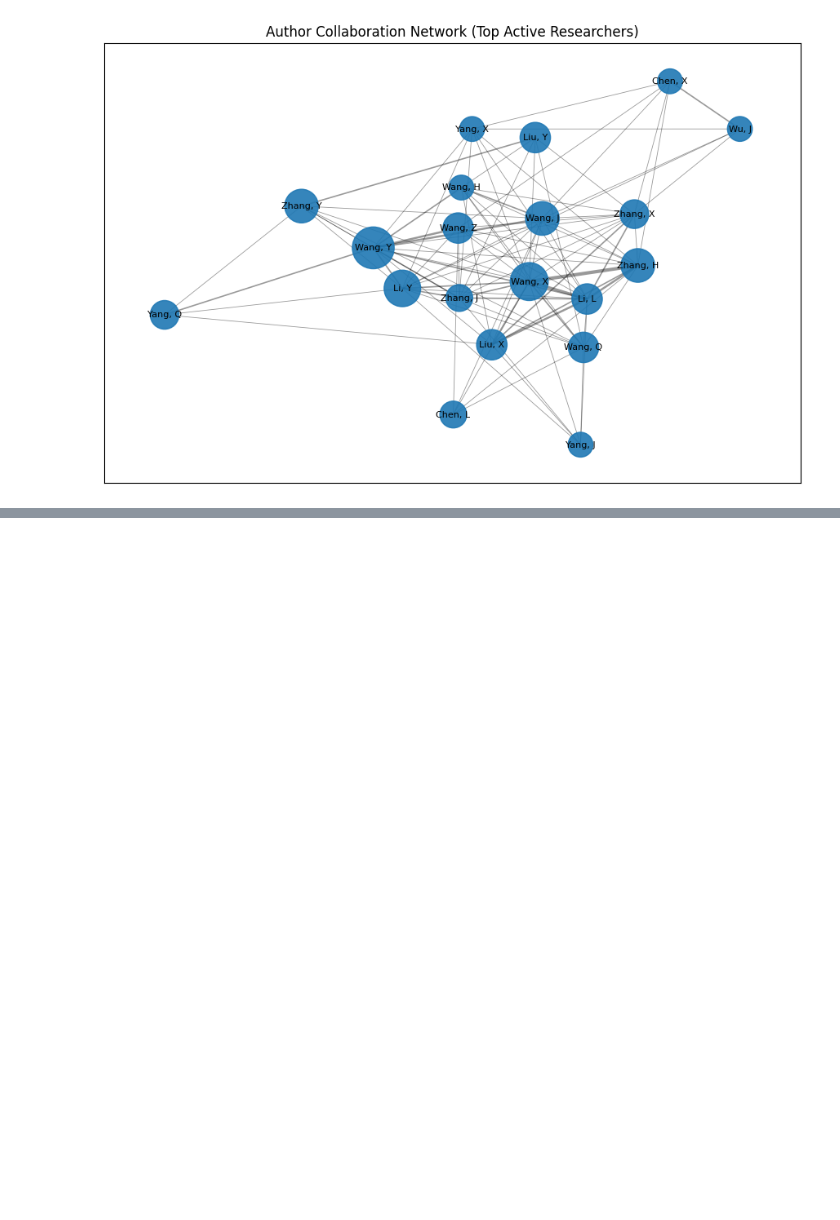
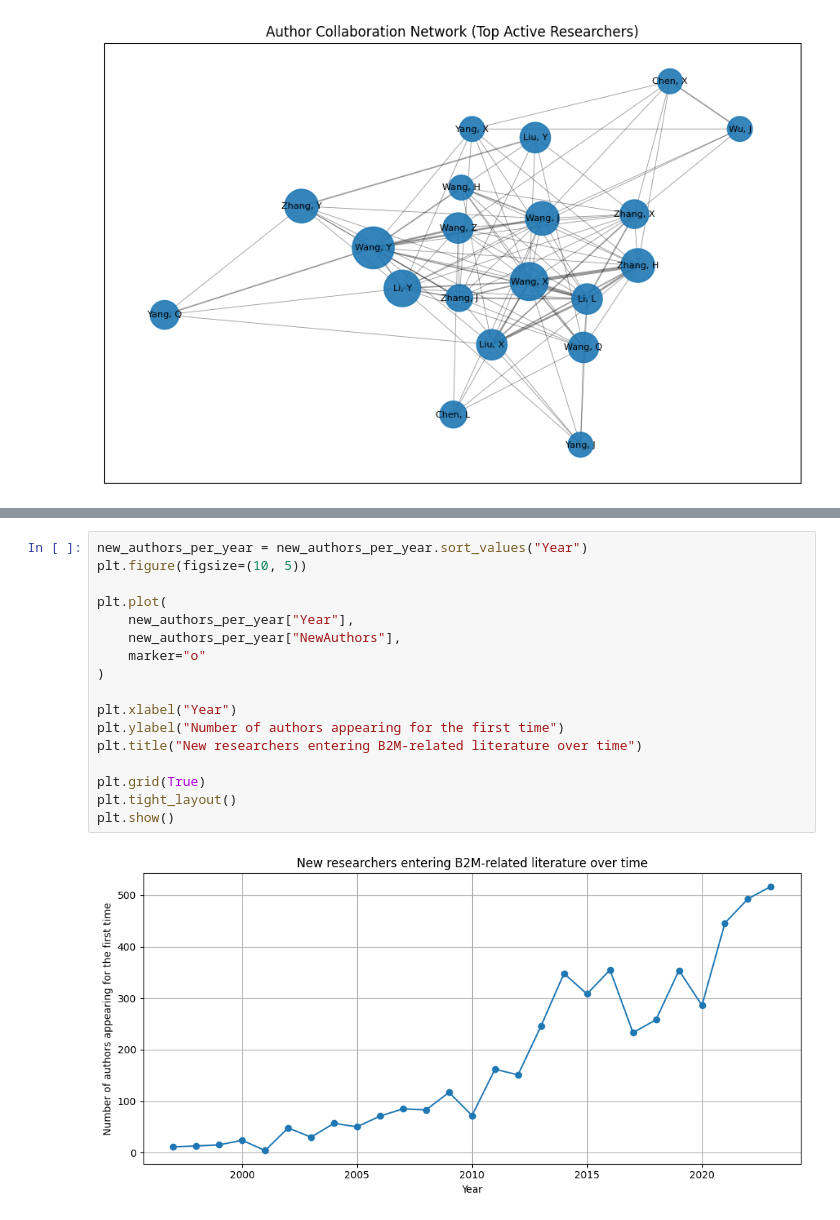
Before and after one commit to LillWawrence/consulting_skills_exam, a Jupyter notebook: anchal.ipynb, the cells around one changed output, grey strips where cells are left out. Cells and saved outputs as stored; diff of their text form; blank space fills up the shorter version.

Commit message:
i have made the graph on New researchers entering B2M-related literature over time

```diff
--- a/anchal.ipynb
+++ b/anchal.ipynb
@@ -159,0 +191,19 @@ Text(0.5, 1.0, 'Author Collaboration Network (Top Active Researchers)')
+# %%
+new_authors_per_year = new_authors_per_year.sort_values("Year")
+plt.figure(figsize=(10, 5))
+
+plt.plot(
+    new_authors_per_year["Year"],
+    new_authors_per_year["NewAuthors"],
+    marker="o"
+)
+
+plt.xlabel("Year")
+plt.ylabel("Number of authors appearing for the first time")
+plt.title("New researchers entering B2M-related literature over time")
+
+plt.grid(True)
+plt.tight_layout()
+plt.show()
+# %% [output]
+[figure, added]
```
Also changed, not shown: parts of 1 cell of this notebook.
